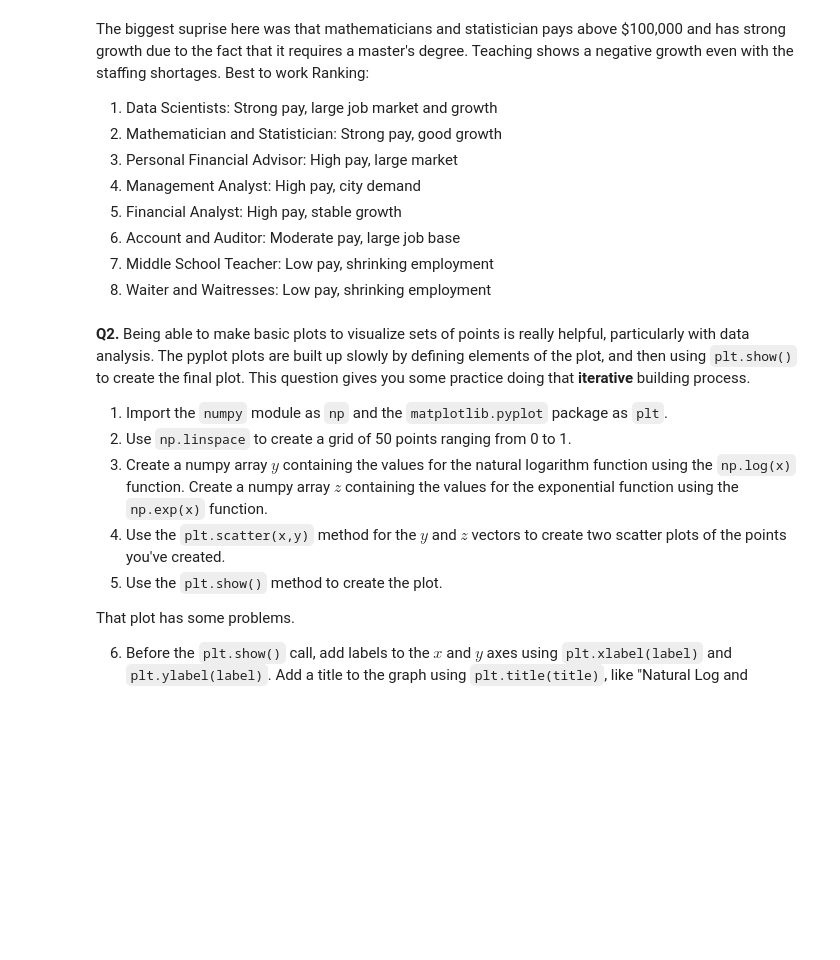
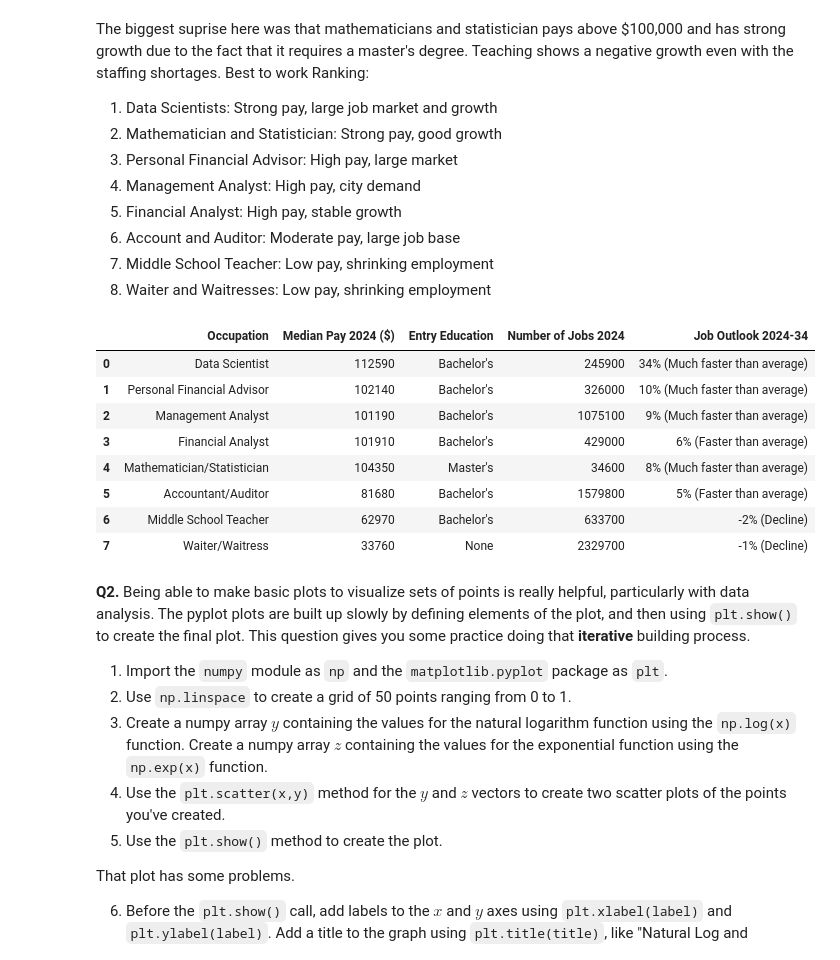
Before and after one commit to JasonYe05/programming, a Jupyter notebook: assignment/assignment_programming.ipynb, the cells around one changed output. Cells and saved outputs as stored; diff of their text form; code cells hidden in the pictures; blank space fills up the shorter version.

```diff
--- a/assignment/assignment_programming.ipynb
+++ b/assignment/assignment_programming.ipynb
@@ -19,6 +19,39 @@ Best to work Ranking:
 6. Account and Auditor: Moderate pay, large job base
 7. Middle School Teacher: Low pay, shrinking employment
 8. Waiter and Waitresses: Low pay, shrinking employment
+# %%
+import pandas as pd
+
+data = [
+    ["Data Scientist", 112590, "Bachelor's", 245900, "34% (Much faster than average)"],
+    ["Personal Financial Advisor", 102140, "Bachelor's", 326000, "10% (Much faster than average)"],
+    ["Management Analyst", 101190, "Bachelor's", 1075100, "9% (Much faster than average)"],
+    ["Financial Analyst", 101910, "Bachelor's", 429000, "6% (Faster than average)"],
+    ["Mathematician/Statistician", 104350, "Master's", 34600, "8% (Much faster than average)"],
+    ["Accountant/Auditor", 81680, "Bachelor's", 1579800, "5% (Faster than average)"],
+    ["Middle School Teacher", 62970, "Bachelor's", 633700, "-2% (Decline)"],
+    ["Waiter/Waitress", 33760, "None", 2329700, "-1% (Decline)"]
+]
+
+df = pd.DataFrame(data, columns=[
+    "Occupation",
+    "Median Pay 2024 ($)",
+    "Entry Education",
+    "Number of Jobs 2024",
+    "Job Outlook 2024-34"
+])
+
+df
+# %% [output]
+|  | Occupation | Median Pay 2024 ($) | Entry Education | Number of Jobs 2024 | Job Outlook 2024-34 |
+| 0 | Data Scientist | 112590 | Bachelor's | 245900 | 34% (Much faster than average) |
+| 1 | Personal Financial Advisor | 102140 | Bachelor's | 326000 | 10% (Much faster than average) |
+| 2 | Management Analyst | 101190 | Bachelor's | 1075100 | 9% (Much faster than average) |
+| 3 | Financial Analyst | 101910 | Bachelor's | 429000 | 6% (Faster than average) |
+| 4 | Mathematician/Statistician | 104350 | Master's | 34600 | 8% (Much faster than average) |
+| 5 | Accountant/Auditor | 81680 | Bachelor's | 1579800 | 5% (Faster than average) |
+| 6 | Middle School Teacher | 62970 | Bachelor's | 633700 | -2% (Decline) |
+| 7 | Waiter/Waitress | 33760 | None | 2329700 | -1% (Decline) |
 # %% [markdown]
 **Q2.** Being able to make basic plots to visualize sets of points is really helpful, particularly with data analysis. The pyplot plots are built up slowly by defining elements of the plot, and then using `plt.show()` to create the final plot. This question gives you some practice doing that **iterative** building process.
 
```
